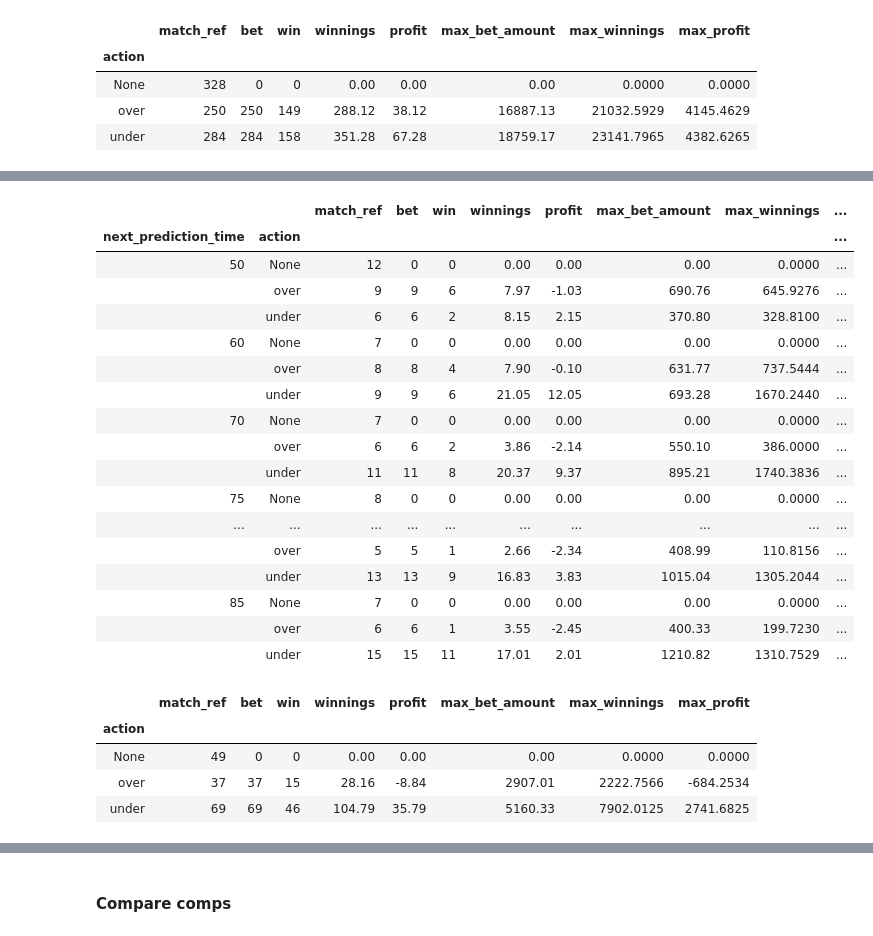
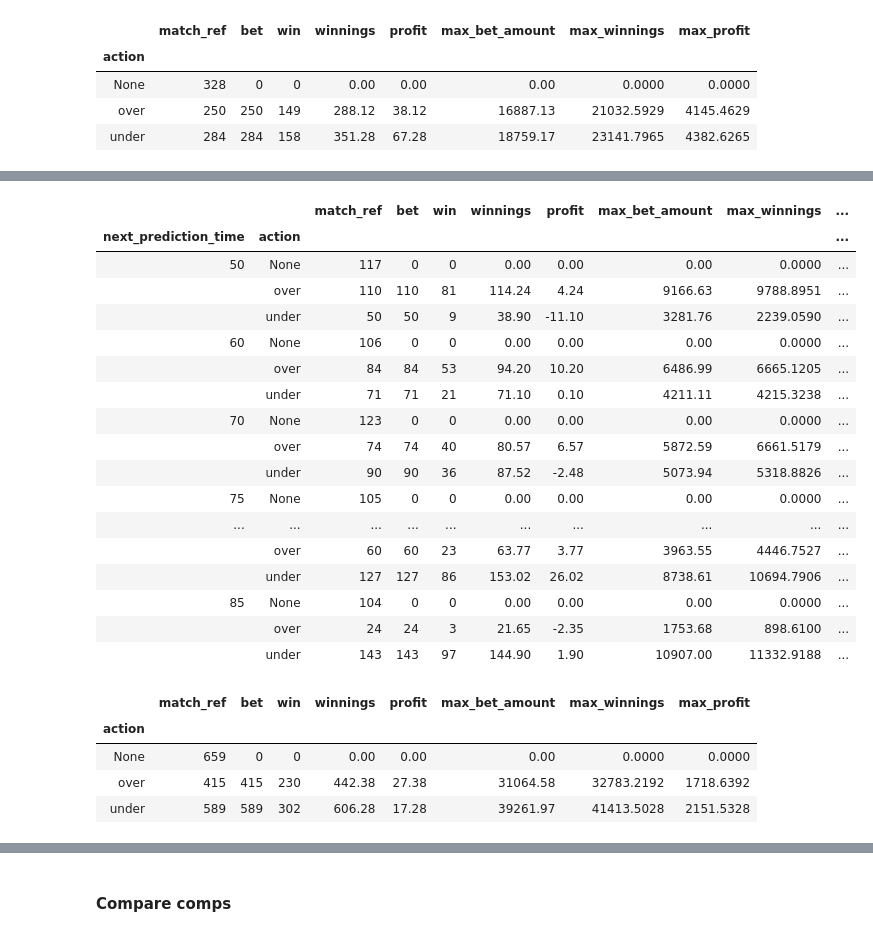
Before and after one commit to AngusMcKay/free_money, a Jupyter notebook: football/Get Previous Outcomes From Sporting Life.ipynb, the cells around one changed output, grey strips where cells are left out. Saved outputs shown, nothing was run; the diff lists cells and outputs as text; code cells hidden in the pictures.

```diff
--- a/football/Get Previous Outcomes From Sporting Life.ipynb
+++ b/football/Get Previous Outcomes From Sporting Life.ipynb
@@ -216,7 +218,7 @@ model_data['any_goal_post_75'] = (model_data['goals_post_75m']>0)*1
 model_data['any_goal_post_80'] = (model_data['goals_post_80m']>0)*1
 model_data['any_goal_post_85'] = (model_data['goals_post_85m']>0)*1
 # %%
-model_data['total_goals'] = model_data['team_a_score'] + model_data['team_b_score']
+model_data['total_goals'] = model_data['goals_data_num_goals']
 model_data['score_diff'] = model_data['team_a_score'] - model_data['team_b_score']
 model_data['score_diff_abs'] = abs(model_data['score_diff'])
 # %%
@@ -378,0 +411,20 @@ model_data_1_with_preds.groupby(['match_ref', 'next_prediction_time']).head(1).s
+# %%
+# remove duplicate market_id and datetime_utc to remove error where placing wrong bets
+remove_duplicates = True
+if remove_duplicates:
+    market_datetime_counts1 = model_data_1_with_preds.groupby(['market_id', 'datetime_utc']).size().reset_index().rename(columns={0:'count'})
+    market_datetime_counts2 = model_data_2_with_preds.groupby(['market_id', 'datetime_utc']).size().reset_index().rename(columns={0:'count'})
+    market_datetime_counts3 = model_data_3_with_preds.groupby(['market_id', 'datetime_utc']).size().reset_index().rename(columns={0:'count'})
+    market_datetime_counts4 = model_data_4_with_preds.groupby(['market_id', 'datetime_utc']).size().reset_index().rename(columns={0:'count'})
+
+    model_data_1_with_preds = model_data_1_with_preds[
+        ~model_data_1_with_preds['market_id'].isin(market_datetime_counts1.loc[market_datetime_counts1['count']>1, 'market_id'])]
+    model_data_2_with_preds = model_data_2_with_preds[
+        ~model_data_2_with_preds['market_id'].isin(market_datetime_counts2.loc[market_datetime_counts2['count']>1, 'market_id'])]
+    model_data_3_with_preds = model_data_3_with_preds[
+        ~model_data_3_with_preds['market_id'].isin(market_datetime_counts3.loc[market_datetime_counts3['count']>1, 'market_id'])]
+    model_data_4_with_preds = model_data_4_with_preds[
+        ~model_data_4_with_preds['market_id'].isin(market_datetime_counts4.loc[market_datetime_counts4['count']>1, 'market_id'])]
+
+    print(f"""Removed {sum(market_datetime_counts1['count']>1)}, {sum(market_datetime_counts2['count']>1)},\
+          {sum(market_datetime_counts3['count']>1)}, {sum(market_datetime_counts4['count']>1)}""")
@@ -499,3 +589,15 @@ model_data_1_with_preds_unique.loc[(model_data_1_with_preds_unique['action']=='u
+# %%
+model_data_4_with_preds_unique['bf_odds_to_use_over'] = model_data_4_with_preds_unique['actual_odds_over_back_3']
+model_data_4_with_preds_unique.loc[model_data_4_with_preds_unique['bf_odds_to_use_over'].isnull(), 'bf_odds_to_use_over'] = model_data_4_with_preds_unique.loc[
+    model_data_4_with_preds_unique['bf_odds_to_use_over'].isnull(), 'actual_odds_over_back_2']
+model_data_4_with_preds_unique.loc[model_data_4_with_preds_unique['bf_odds_to_use_over'].isnull(), 'bf_odds_to_use_over'] = model_data_4_with_preds_unique.loc[
+    model_data_4_with_preds_unique['bf_odds_to_use_over'].isnull(), 'actual_odds_over_back_1']
+
+model_data_4_with_preds_unique['bf_odds_to_use_under'] = model_data_4_with_preds_unique['actual_odds_under_back_3']
+model_data_4_with_preds_unique.loc[model_data_4_with_preds_unique['bf_odds_to_use_under'].isnull(), 'bf_odds_to_use_under'] = model_data_4_with_preds_unique.loc[
+    model_data_4_with_preds_unique['bf_odds_to_use_under'].isnull(), 'actual_odds_under_back_2']
+model_data_4_with_preds_unique.loc[model_data_4_with_preds_unique['bf_odds_to_use_under'].isnull(), 'bf_odds_to_use_under'] = model_data_4_with_preds_unique.loc[
+    model_data_4_with_preds_unique['bf_odds_to_use_under'].isnull(), 'actual_odds_under_back_1']
 # %%
 model_data_1_with_preds_unique['winnings'] = 0
 
@@ -542,10 +644,10 @@ model_data_4_with_preds_unique.loc[(model_data_4_with_preds_unique['action']=='u
 model_data_4_with_preds_unique['winnings'] = 0
 
 over_win_mask = (model_data_4_with_preds_unique['action']=='over') & (model_data_4_with_preds_unique['win']==1)
-model_data_4_with_preds_unique.loc[over_win_mask, 'winnings'] = model_data_4_with_preds_unique.loc[over_win_mask, 'actual_odds_over_back_3']
+model_data_4_with_preds_unique.loc[over_win_mask, 'winnings'] = model_data_4_with_preds_unique.loc[over_win_mask, 'bf_odds_to_use_over']
 
 under_win_mask = (model_data_4_with_preds_unique['action']=='under') & (model_data_4_with_preds_unique['win']==1)
-model_data_4_with_preds_unique.loc[under_win_mask, 'winnings'] = model_data_4_with_preds_unique.loc[under_win_mask, 'actual_odds_under_back_3']
+model_data_4_with_preds_unique.loc[under_win_mask, 'winnings'] = model_data_4_with_preds_unique.loc[under_win_mask, 'bf_odds_to_use_under']
 # %%
 max_bet = 100
 model_data_1_with_preds_unique['max_bet_amount'] = 0
@@ -726,33 +828,33 @@ model_data_4_with_preds_unique.groupby(['action']).agg({
 # %%
-from_date = '2023-01-14 17:00'
-model_data_4_with_preds_unique[model_data_4_with_preds_unique['match_date']>=from_date].groupby(['next_prediction_time', 'action']).agg({
+from_date = '2023-01-28 00:00'
+model_data_4_with_preds_unique[model_data_4_with_preds_unique['datetime_utc']>=from_date].groupby(['next_prediction_time', 'action']).agg({
     'match_ref': len, 'bet': sum, 'win': sum, 'winnings': sum, 'profit': sum, 'max_bet_amount': sum, 'max_winnings': sum, 'max_profit': sum})
 # %% [output]
 |  |  | match_ref | bet | win | winnings | profit | max_bet_amount | max_winnings | ... |
 | next_prediction_time | action |  |  |  |  |  |  |  | ... |
-| 50 | None | 12 | 0 | 0 | 0.00 | 0.00 | 0.00 | 0.0000 | ... |
-|  | over | 9 | 9 | 6 | 7.97 | -1.03 | 690.76 | 645.9276 | ... |
-|  | under | 6 | 6 | 2 | 8.15 | 2.15 | 370.80 | 328.8100 | ... |
-| 60 | None | 7 | 0 | 0 | 0.00 | 0.00 | 0.00 | 0.0000 | ... |
-|  | over | 8 | 8 | 4 | 7.90 | -0.10 | 631.77 | 737.5444 | ... |
-|  | under | 9 | 9 | 6 | 21.05 | 12.05 | 693.28 | 1670.2440 | ... |
-| 70 | None | 7 | 0 | 0 | 0.00 | 0.00 | 0.00 | 0.0000 | ... |
-|  | over | 6 | 6 | 2 | 3.86 | -2.14 | 550.10 | 386.0000 | ... |
-|  | under | 11 | 11 | 8 | 20.37 | 9.37 | 895.21 | 1740.3836 | ... |
-| 75 | None | 8 | 0 | 0 | 0.00 | 0.00 | 0.00 | 0.0000 | ... |
+| 50 | None | 117 | 0 | 0 | 0.00 | 0.00 | 0.00 | 0.0000 | ... |
+|  | over | 110 | 110 | 81 | 114.24 | 4.24 | 9166.63 | 9788.8951 | ... |
+|  | under | 50 | 50 | 9 | 38.90 | -11.10 | 3281.76 | 2239.0590 | ... |
+| 60 | None | 106 | 0 | 0 | 0.00 | 0.00 | 0.00 | 0.0000 | ... |
+|  | over | 84 | 84 | 53 | 94.20 | 10.20 | 6486.99 | 6665.1205 | ... |
+|  | under | 71 | 71 | 21 | 71.10 | 0.10 | 4211.11 | 4215.3238 | ... |
+| 70 | None | 123 | 0 | 0 | 0.00 | 0.00 | 0.00 | 0.0000 | ... |
+|  | over | 74 | 74 | 40 | 80.57 | 6.57 | 5872.59 | 6661.5179 | ... |
+|  | under | 90 | 90 | 36 | 87.52 | -2.48 | 5073.94 | 5318.8826 | ... |
+| 75 | None | 105 | 0 | 0 | 0.00 | 0.00 | 0.00 | 0.0000 | ... |
 | ... | ... | ... | ... | ... | ... | ... | ... | ... | ... |
-|  | over | 5 | 5 | 1 | 2.66 | -2.34 | 408.99 | 110.8156 | ... |
-|  | under | 13 | 13 | 9 | 16.83 | 3.83 | 1015.04 | 1305.2044 | ... |
-| 85 | None | 7 | 0 | 0 | 0.00 | 0.00 | 0.00 | 0.0000 | ... |
-|  | over | 6 | 6 | 1 | 3.55 | -2.45 | 400.33 | 199.7230 | ... |
-|  | under | 15 | 15 | 11 | 17.01 | 2.01 | 1210.82 | 1310.7529 | ... |
+|  | over | 60 | 60 | 23 | 63.77 | 3.77 | 3963.55 | 4446.7527 | ... |
+|  | under | 127 | 127 | 86 | 153.02 | 26.02 | 8738.61 | 10694.7906 | ... |
+| 85 | None | 104 | 0 | 0 | 0.00 | 0.00 | 0.00 | 0.0000 | ... |
+|  | over | 24 | 24 | 3 | 21.65 | -2.35 | 1753.68 | 898.6100 | ... |
+|  | under | 143 | 143 | 97 | 144.90 | 1.90 | 10907.00 | 11332.9188 | ... |
 # %%
-model_data_4_with_preds_unique[model_data_4_with_preds_unique['match_date']>=from_date].groupby(['action']).agg({
+model_data_4_with_preds_unique[model_data_4_with_preds_unique['datetime_utc']>=from_date].groupby(['action']).agg({
     'match_ref': len, 'bet': sum, 'win': sum, 'winnings': sum, 'profit': sum, 'max_bet_amount': sum, 'max_winnings': sum, 'max_profit': sum})
 # %% [output]
 |  | match_ref | bet | win | winnings | profit | max_bet_amount | max_winnings | max_profit |
 | action |  |  |  |  |  |  |  |  |
-| None | 49 | 0 | 0 | 0.00 | 0.00 | 0.00 | 0.0000 | 0.0000 |
-| over | 37 | 37 | 15 | 28.16 | -8.84 | 2907.01 | 2222.7566 | -684.2534 |
-| under | 69 | 69 | 46 | 104.79 | 35.79 | 5160.33 | 7902.0125 | 2741.6825 |
+| None | 659 | 0 | 0 | 0.00 | 0.00 | 0.00 | 0.0000 | 0.0000 |
+| over | 415 | 415 | 230 | 442.38 | 27.38 | 31064.58 | 32783.2192 | 1718.6392 |
+| under | 589 | 589 | 302 | 606.28 | 17.28 | 39261.97 | 41413.5028 | 2151.5328 |
 # %%
```
Also changed, not shown: parts of 76 cells of this notebook, 4 other files.
